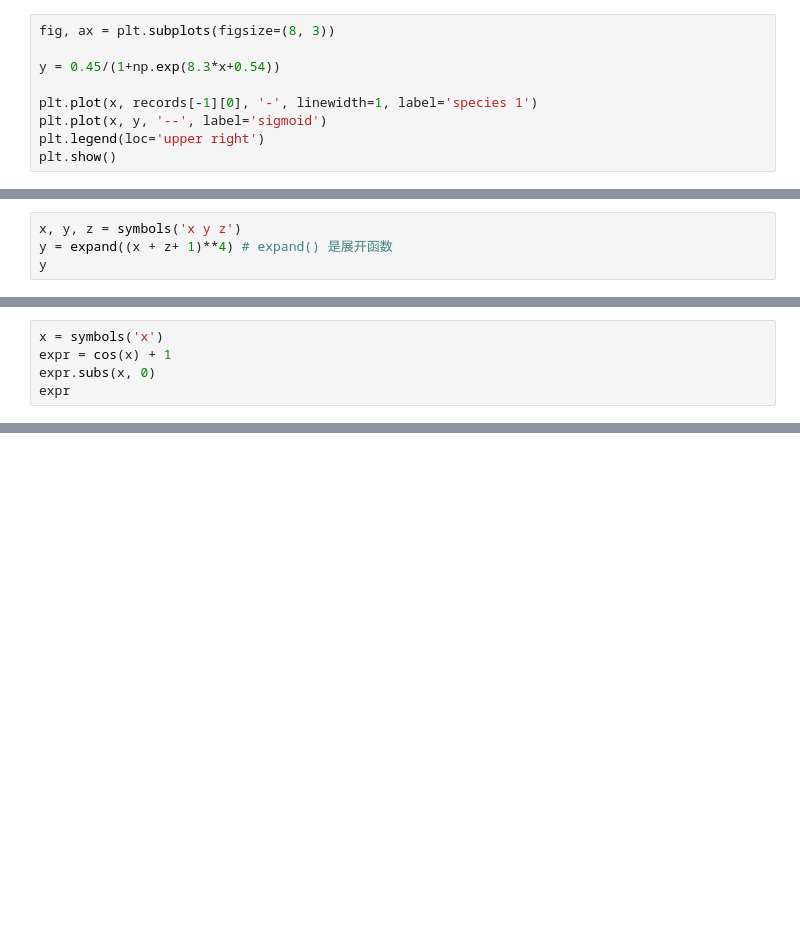
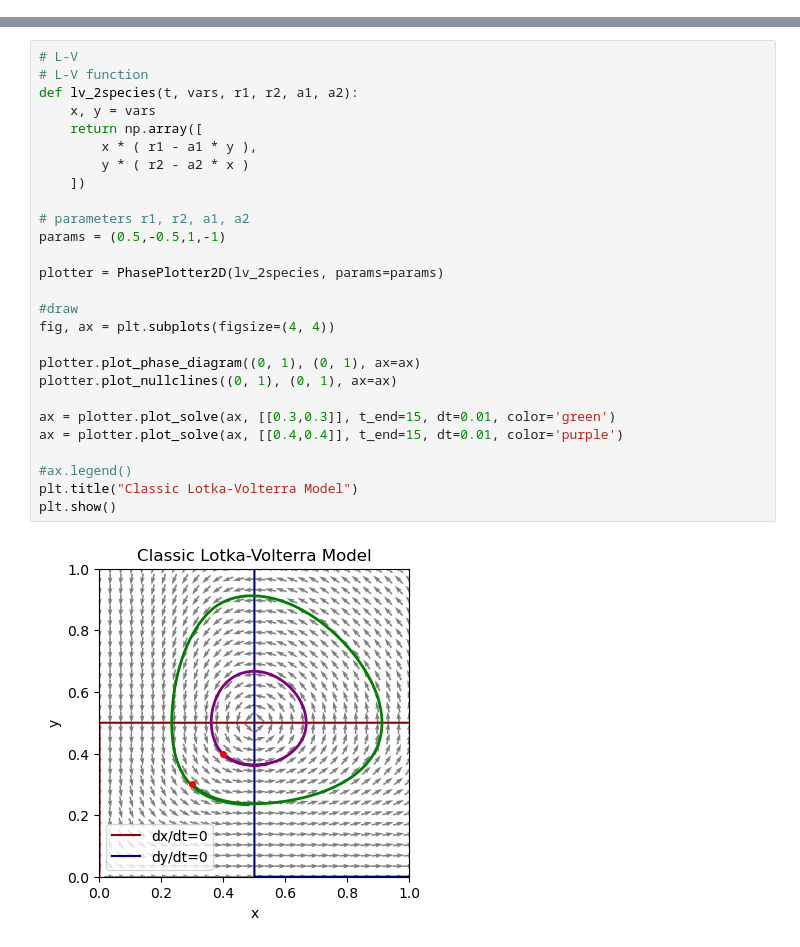
Before and after one commit to Yun-yin/coexist_in_space, a Jupyter notebook: notebooks/phase_graph_draw.ipynb, the cells around one changed output, grey strips where cells are left out. Cells and saved outputs as stored; diff of their text form; blank space fills up the shorter version.

```diff
--- a/notebooks/phase_graph_draw.ipynb
+++ b/notebooks/phase_graph_draw.ipynb
@@ -866,9 +0,0 @@ plt.show()
-# %%
-fig, ax = plt.subplots(figsize=(8, 3))
-
-y = 0.45/(1+np.exp(8.3*x+0.54))
-
-plt.plot(x, records[-1][0], '-', linewidth=1, label='species 1')
-plt.plot(x, y, '--', label='sigmoid')
-plt.legend(loc='upper right')
-plt.show()
@@ -1544,4 +0,0 @@ from sympy import *
-# %%
-x, y, z = symbols('x y z')
-y = expand((x + z+ 1)**4) # expand() 是展开函数
-y
@@ -1556,5 +0,0 @@ $\displaystyle \frac{3}{4}$
-# %%
-x = symbols('x')
-expr = cos(x) + 1
-expr.subs(x, 0)
-expr
@@ -1828,0 +100,29 @@ plt.show()
+# %%
+# L-V
+# L-V function
+def lv_2species(t, vars, r1, r2, a1, a2):
+    x, y = vars
+    return np.array([
+        x * ( r1 - a1 * y ),
+        y * ( r2 - a2 * x )
+    ])
+
+# parameters r1, r2, a1, a2
+params = (0.5,-0.5,1,-1)
+
+plotter = PhasePlotter2D(lv_2species, params=params)
+
+#draw
+fig, ax = plt.subplots(figsize=(4, 4))
+
+plotter.plot_phase_diagram((0, 1), (0, 1), ax=ax)
+plotter.plot_nullclines((0, 1), (0, 1), ax=ax)
+
+ax = plotter.plot_solve(ax, [[0.3,0.3]], t_end=15, dt=0.01, color='green')
+ax = plotter.plot_solve(ax, [[0.4,0.4]], t_end=15, dt=0.01, color='purple')
+
+#ax.legend()
+plt.title("Classic Lotka-Volterra Model")
+plt.show()
+# %% [output]
+[figure, added]
```
Also changed, not shown: parts of 58 cells of this notebook, 4 other files.
